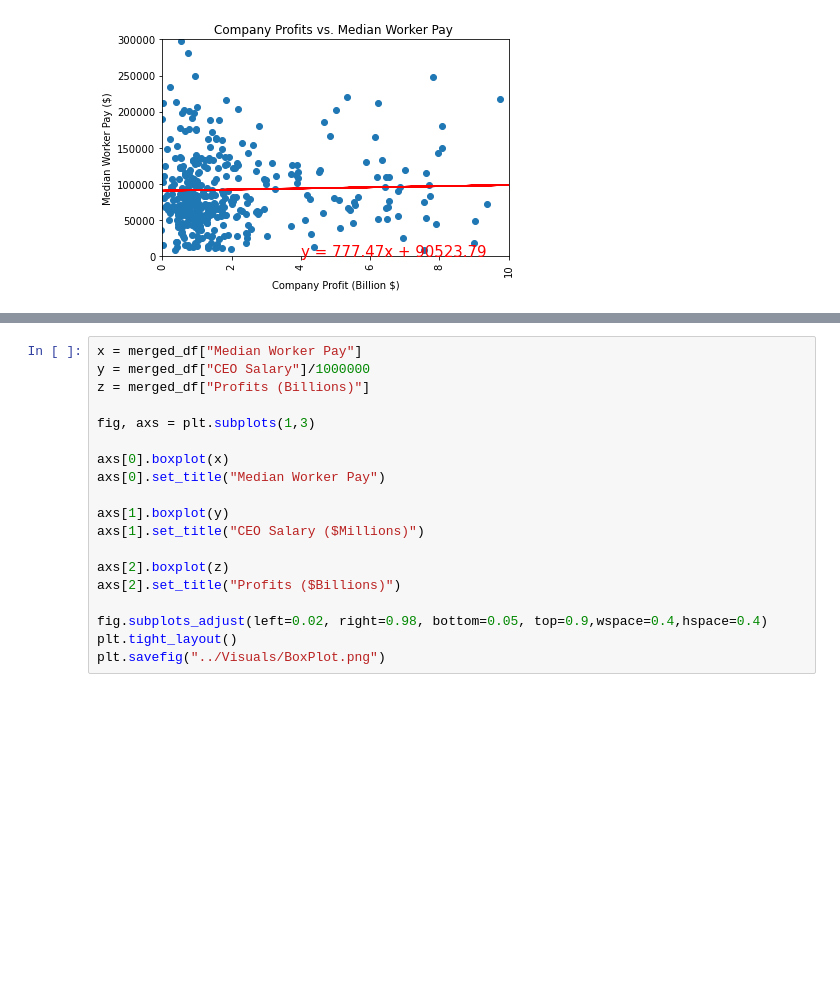
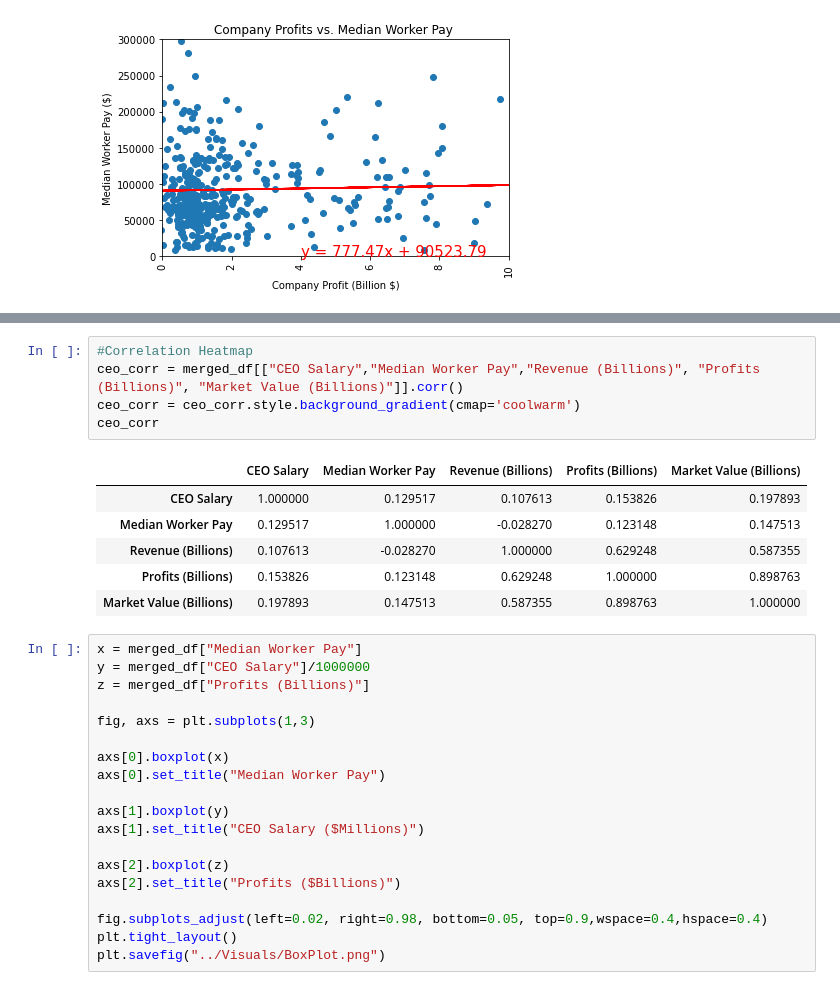
Before and after one commit to allison713/Group6_proj1, a Jupyter notebook: Data/datavisuals.ipynb, the cells around one changed output, grey strips where cells are left out. Cells and saved outputs as stored; diff of their text form; blank space fills up the shorter version.

Commit message:
Adding Heatmaps to correlation

```diff
--- a/Data/datavisuals.ipynb
+++ b/Data/datavisuals.ipynb
@@ -342,3 +327,15 @@ merged_df.corr()
+# %%
+#Correlation Heatmap
+ceo_corr = merged_df[["CEO Salary","Median Worker Pay","Revenue (Billions)", "Profits (Billions)", "Market Value (Billions)"]].corr()
+ceo_corr = ceo_corr.style.background_gradient(cmap='coolwarm')
+ceo_corr
+# %% [output]
+|  | CEO Salary | Median Worker Pay | Revenue (Billions) | Profits (Billions) | Market Value (Billions) |
+| CEO Salary | 1.000000 | 0.129517 | 0.107613 | 0.153826 | 0.197893 |
+| Median Worker Pay | 0.129517 | 1.000000 | -0.028270 | 0.123148 | 0.147513 |
+| Revenue (Billions) | 0.107613 | -0.028270 | 1.000000 | 0.629248 | 0.587355 |
+| Profits (Billions) | 0.153826 | 0.123148 | 0.629248 | 1.000000 | 0.898763 |
+| Market Value (Billions) | 0.197893 | 0.147513 | 0.587355 | 0.898763 | 1.000000 |
 # %%
 x = merged_df["Median Worker Pay"]
 y = merged_df["CEO Salary"]/1000000
```
Also changed, not shown: parts of 2 cells of this notebook.
